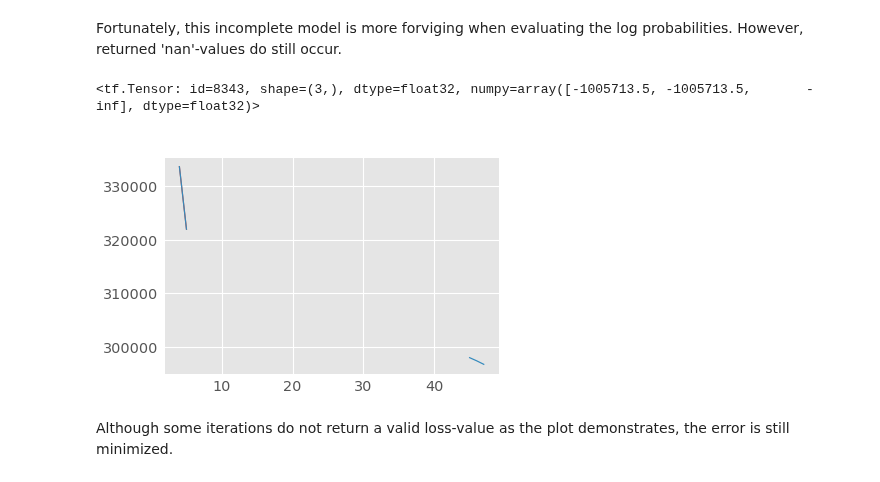
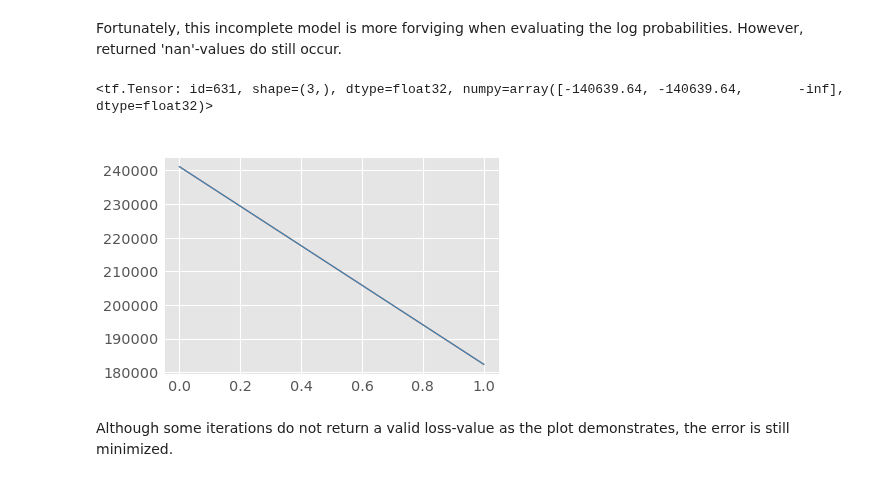
Before and after one commit to tobias-beers/RNA_visualization, a Jupyter notebook: Code/PPCA_ZIFA.ipynb, the cells around one changed output. Saved outputs shown, nothing was run; the diff lists cells and outputs as text; code cells hidden in the pictures.

```diff
--- a/Code/PPCA_ZIFA.ipynb
+++ b/Code/PPCA_ZIFA.ipynb
@@ -70,7 +70,7 @@ def ZIFA(data_dim, latent_dim, num_datapoints, stddv_datapoints):
                  name="y"), reinterpreted_batch_ndims=2))
 
 
-num_datapoints = 50000
+num_datapoints = 10000
 data_dim = 3
 latent_dim = 2
 stddv_datapoints = 0.3
@@ -176,25 +176,27 @@ Fortunately, this incomplete model is more forviging when evaluating the log pro
 # %%
 model_1.log_prob((actual_sigma, actual_z, actual_A, actual_mu, y_train))
 # %% [output]
-<tf.Tensor: id=8343, shape=(3,), dtype=float32, numpy=array([-1005713.5, -1005713.5,       -inf], dtype=float32)>
+<tf.Tensor: id=631, shape=(3,), dtype=float32, numpy=array([-140639.64, -140639.64,       -inf], dtype=float32)>
 # %%
-mu = tf.expand_dims(tf.reduce_mean(y_train, 1),1)
-
-sigma = tf.Variable(0.5)
-A = tf.Variable(0.5*np.ones([data_dim, latent_dim]), dtype=tf.float32)
-z = tf.Variable(0.5*np.ones([latent_dim, num_datapoints]), dtype=tf.float32)
+mu = tf.expand_dims(tf.Variable(np.float32(np.sum(y_train, axis=1)/np.sum(y_train!=0, axis=1))),1)
+sigma = tf.Variable(0.3)
+A_np = np.float32(np.zeros([data_dim, latent_dim]))
+np.fill_diagonal(A_np,stddv_datapoints)
+A = tf.Variable(A_np)
+# A = tf.Variable(0.5*np.ones([data_dim, latent_dim]), dtype=tf.float32)
+z = tf.Variable(np.zeros([latent_dim, num_datapoints]), dtype=tf.float32)
 # A = tf.identity(actual_A)
 # z = tf.identity(actual_z)
 
 target_log_prob_fn = lambda sigma, z, A, mu: model_1.log_prob((sigma, z, A, mu, y_train))
 losses = tfp.math.minimize(lambda: -target_log_prob_fn(sigma, z, A, mu),
                            optimizer=tf.optimizers.Adam(learning_rate=0.05),
                            num_steps=500)
 plt.plot(losses)
 plt.title('Loss function over iterations')
 plt.show()
 # %% [output]
-[figure, old version]
+[figure, new version]
 # %% [markdown]
 Although some iterations do not return a valid loss-value as the plot demonstrates, the error is still minimized.
 # %%
```
Also changed, not shown: parts of 7 cells of this notebook.
